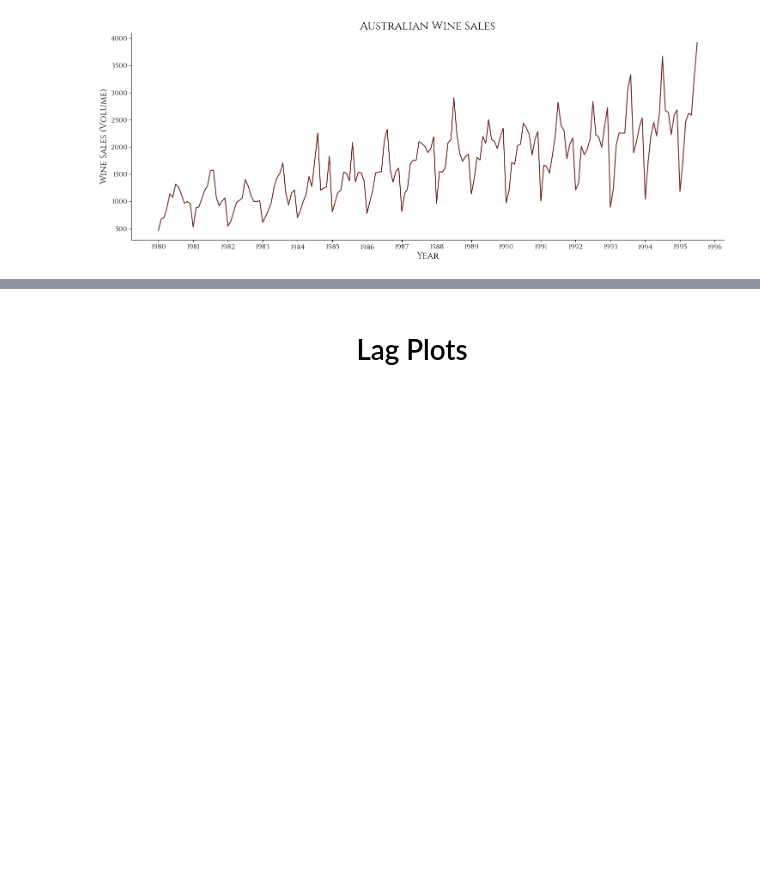
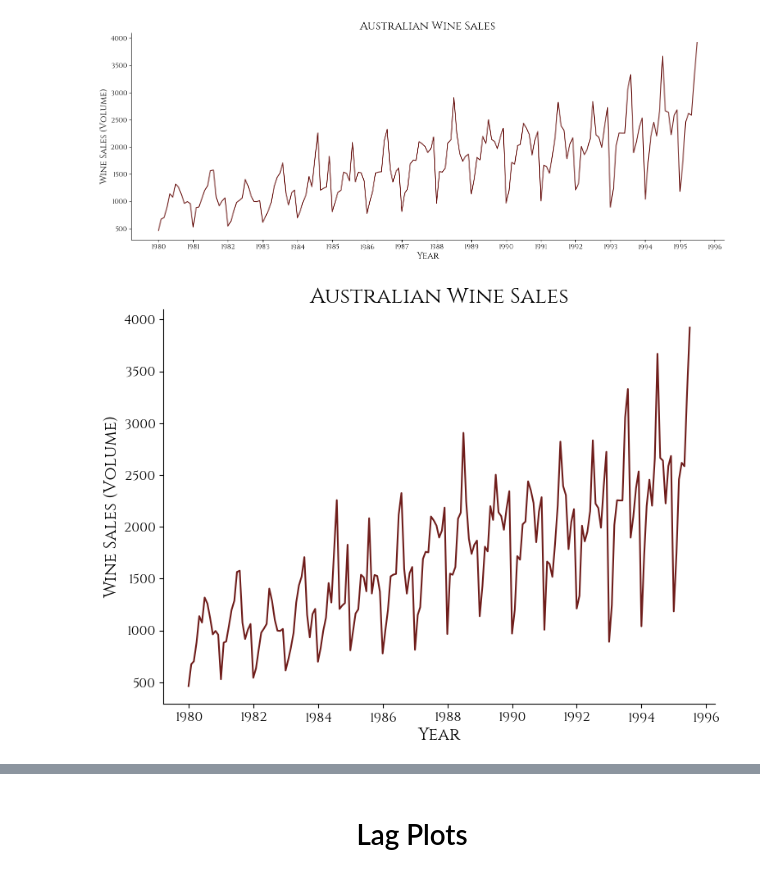
Before and after one commit to kwuh91/LSTF-Transformers-coursework, a Jupyter notebook: code/final.ipynb, the cells around one changed output, grey strips where cells are left out. Drawn from its saved outputs; the diff is of its cells as text; code cells hidden in the pictures; blank space fills up the shorter version.

```diff
--- a/code/final.ipynb
+++ b/code/final.ipynb
@@ -177,3 +208,17 @@ with plt.rc_context(classic_style): # use context for styles not to interfere
     plt.show()
 # %% [output]
 [figure]
+# %%
+# create plot
+with plt.rc_context(classic_style): # use context for styles not to interfere
+    fig, ax = plt.subplots(figsize=(8, 6))
+    ax.plot(wine_df.index, wine_df['Red'], color=RED, linewidth=1.5)
+
+    ax.set_title('Australian Wine Sales')
+    decorate_regular_plot(ax, 'Year', 'Wine Sales (Volume)')
+
+    # plt.savefig(f'{IMAGES_PATH}/time_series_example_wine_small.png', dpi=300, transparent=True)
+
+    plt.show()
+# %% [output]
+[figure, added]
```
Also changed, not shown: parts of 14 cells of this notebook, 20 other files.
